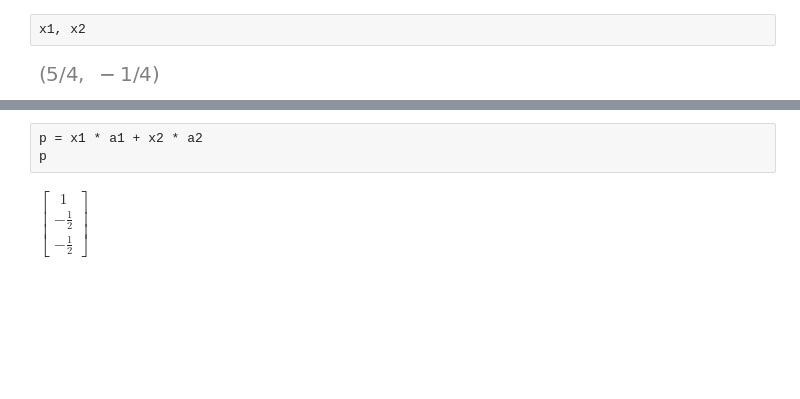
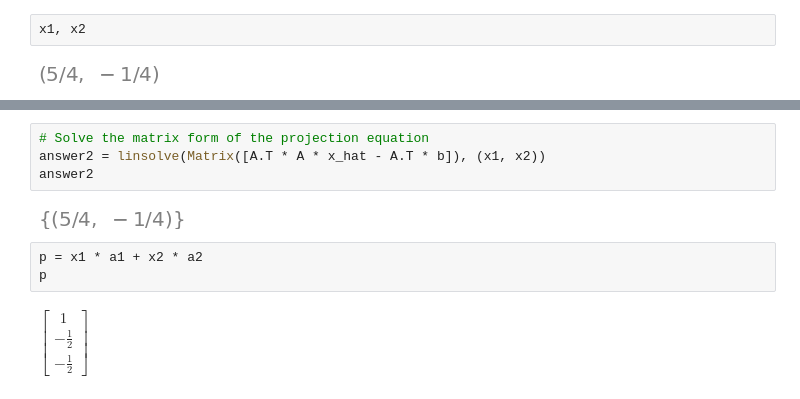
Before and after one commit to zhoujing204/linear-algebra, a Jupyter notebook: gilbert-strang/lec15-projections.ipynb, the cells around one changed output, grey strips where cells are left out. Saved outputs shown, nothing was run; the diff lists cells and outputs as text; blank space fills up the shorter version.

```diff
--- a/gilbert-strang/lec15-projections.ipynb
+++ b/gilbert-strang/lec15-projections.ipynb
@@ -242,3 +268,9 @@ x1, x2
+# %%
+# Solve the matrix form of the projection equation
+answer2 = linsolve(Matrix([A.T * A * x_hat - A.T * b]), (x1, x2))
+answer2
+# %% [output]
+[figure, added]
 # %%
 p = x1 * a1 + x2 * a2
 p
```
Also changed, not shown: parts of 13 cells of this notebook, 1 other file.
